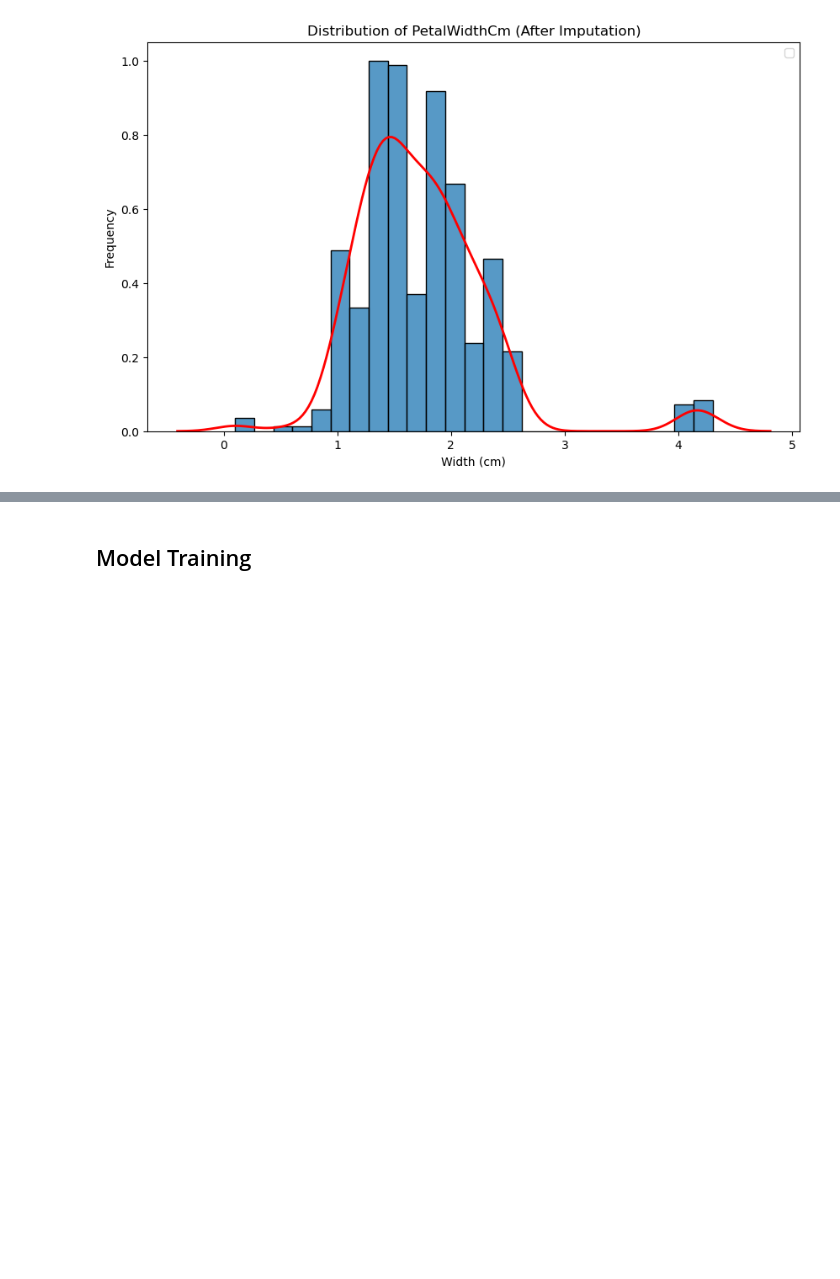
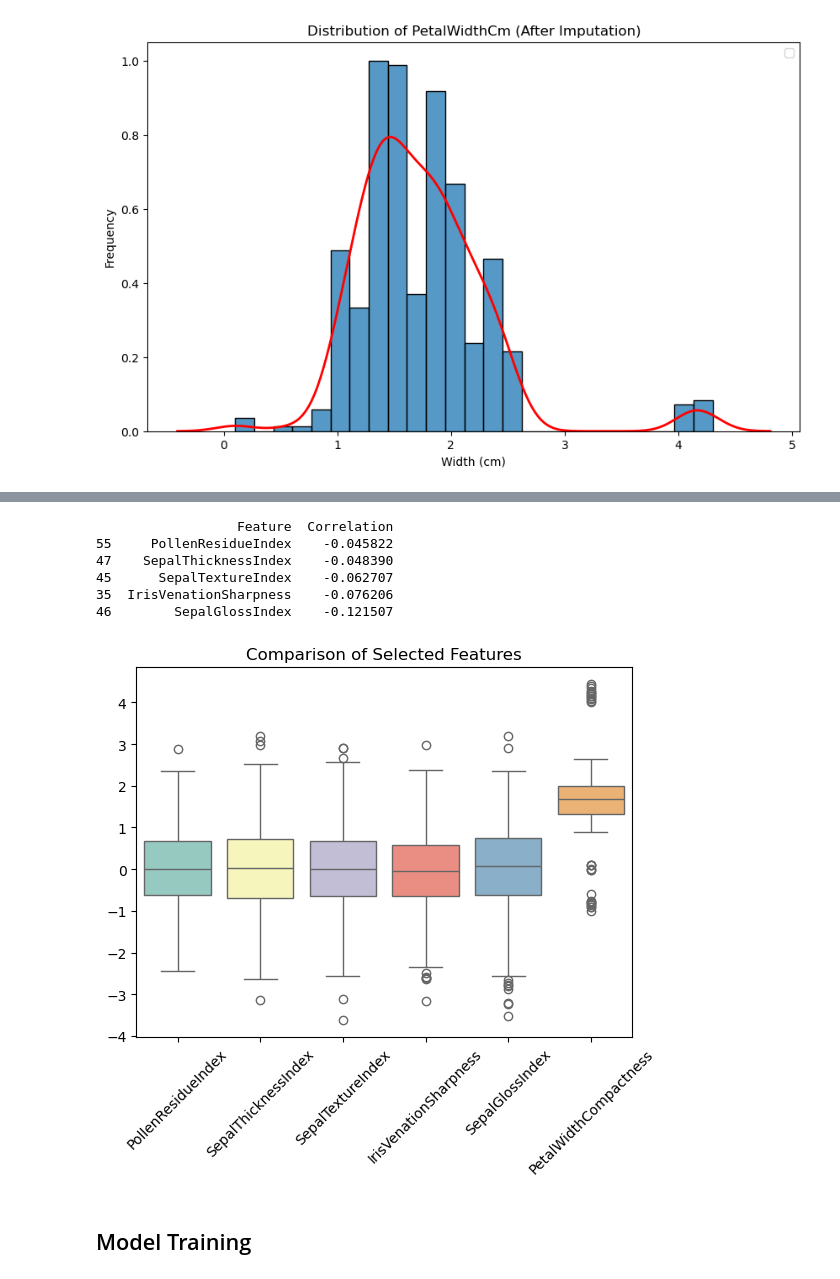
Before and after one commit to twilight123winni/DM2026-Assignment-1, a Jupyter notebook: Real_World_Classification.ipynb, the cells around one changed output, grey strips where cells are left out. Saved outputs shown, nothing was run; the diff lists cells and outputs as text; code cells hidden in the pictures; blank space fills up the shorter version.

```diff
--- a/Real_World_Classification.ipynb
+++ b/Real_World_Classification.ipynb
@@ -236,3 +229,26 @@ PetalLengthCompactness     0.390156
+# %%
+print(ranking_corr[-5:].to_string(index=True))
+# %% [output]
+                  Feature  Correlation
+55     PollenResidueIndex    -0.045822
+47    SepalThicknessIndex    -0.048390
+45      SepalTextureIndex    -0.062707
+35  IrisVenationSharpness    -0.076206
+46        SepalGlossIndex    -0.121507
+# %%
+# Draw boxplot
+import seaborn as sns
+
+box_column = []
+for i in range(-5,1):
+    box_column.append(ranking_corr.values[i][0])
+
+sns.boxplot(data=df[box_column], palette="Set3")
+plt.title("Comparison of Selected Features")
+plt.xticks(rotation=45) # 如果名稱太長，旋轉一下比較好讀
+plt.show()
+# %% [output]
+[figure, added]
 # %% [markdown]
 ## Model Training
 # %% [markdown]
```
Also changed, not shown: parts of 5 cells of this notebook.
